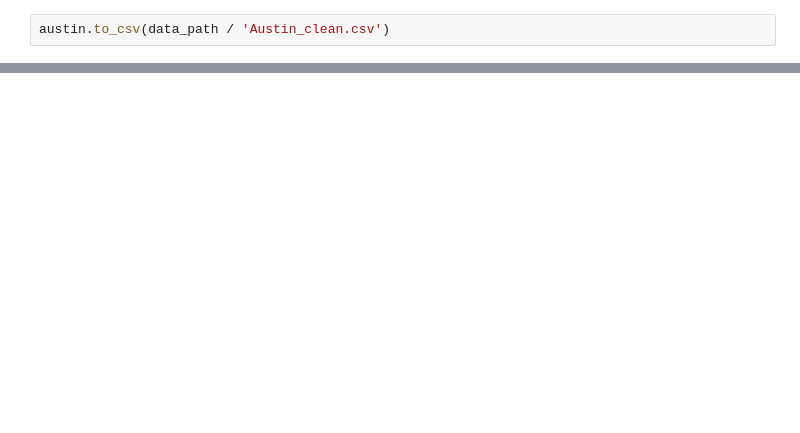
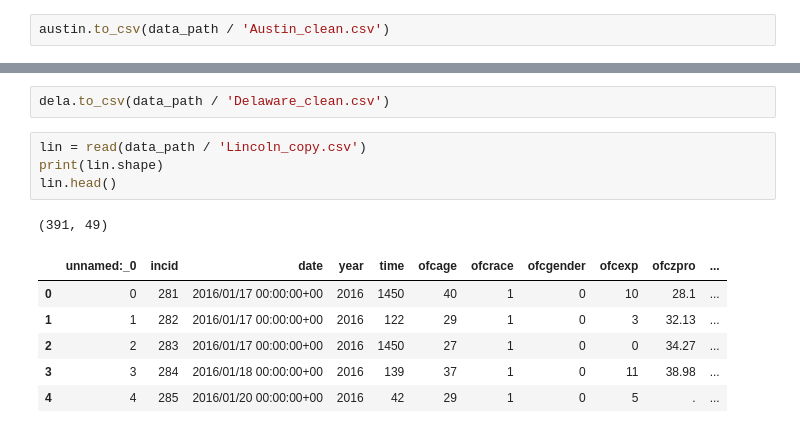
Before and after one commit to BloomTech-Labs/human-rights-first-ds-d, a Jupyter notebook: data/raw/to_merge/Untitled.ipynb, the cells around one changed output, grey strips where cells are left out. Cells and saved outputs as stored; diff of their text form; blank space fills up the shorter version.

```diff
--- a/data/raw/to_merge/Untitled.ipynb
+++ b/data/raw/to_merge/Untitled.ipynb
@@ -223,0 +684,14 @@ memory usage: 51.2+ KB
+# %%
+dela.to_csv(data_path / 'Delaware_clean.csv')
+# %%
+lin = read(data_path / 'Lincoln_copy.csv')
+print(lin.shape)
+lin.head()
+# %% [output]
+(391, 49)
+|  | unnamed:_0 | incid | date | year | time | ofcage | ofcrace | ofcgender | ofcexp | ofczpro | ... |
+| 0 | 0 | 281 | 2016/01/17 00:00:00+00 | 2016 | 1450 | 40 | 1 | 0 | 10 | 28.1 | ... |
+| 1 | 1 | 282 | 2016/01/17 00:00:00+00 | 2016 | 122 | 29 | 1 | 0 | 3 | 32.13 | ... |
+| 2 | 2 | 283 | 2016/01/17 00:00:00+00 | 2016 | 1450 | 27 | 1 | 0 | 0 | 34.27 | ... |
+| 3 | 3 | 284 | 2016/01/18 00:00:00+00 | 2016 | 139 | 37 | 1 | 0 | 11 | 38.98 | ... |
+| 4 | 4 | 285 | 2016/01/20 00:00:00+00 | 2016 | 42 | 29 | 1 | 0 | 5 | . | ... |
```
Also changed, not shown: parts of 134 cells of this notebook, 19 other files.
